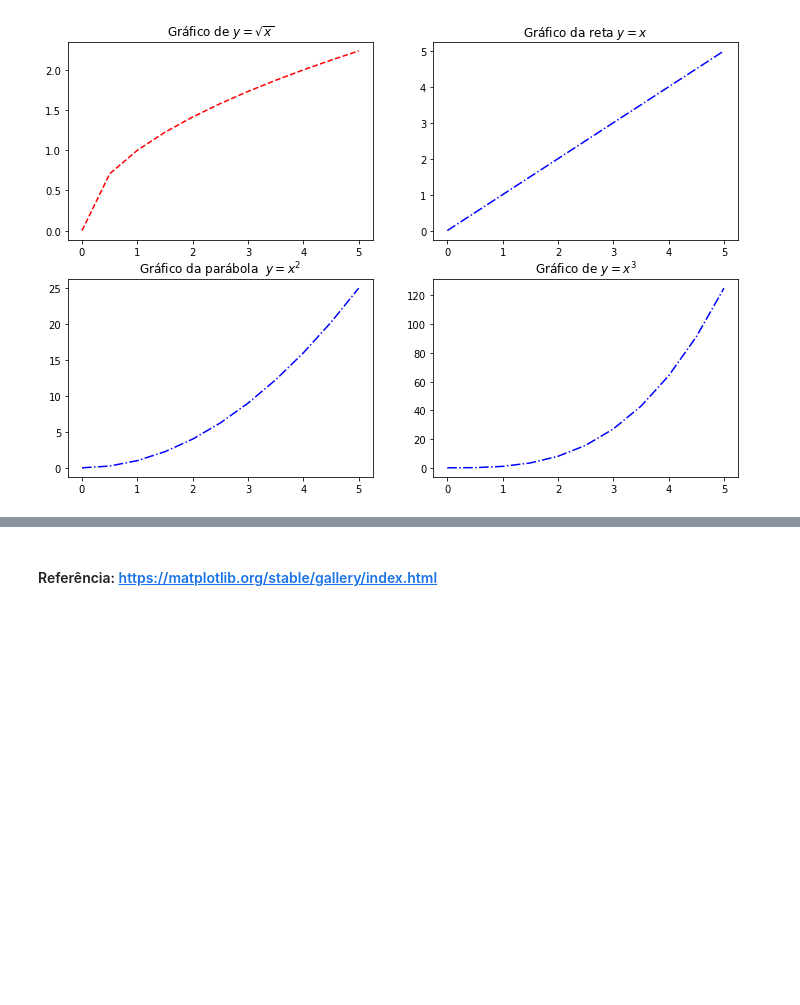
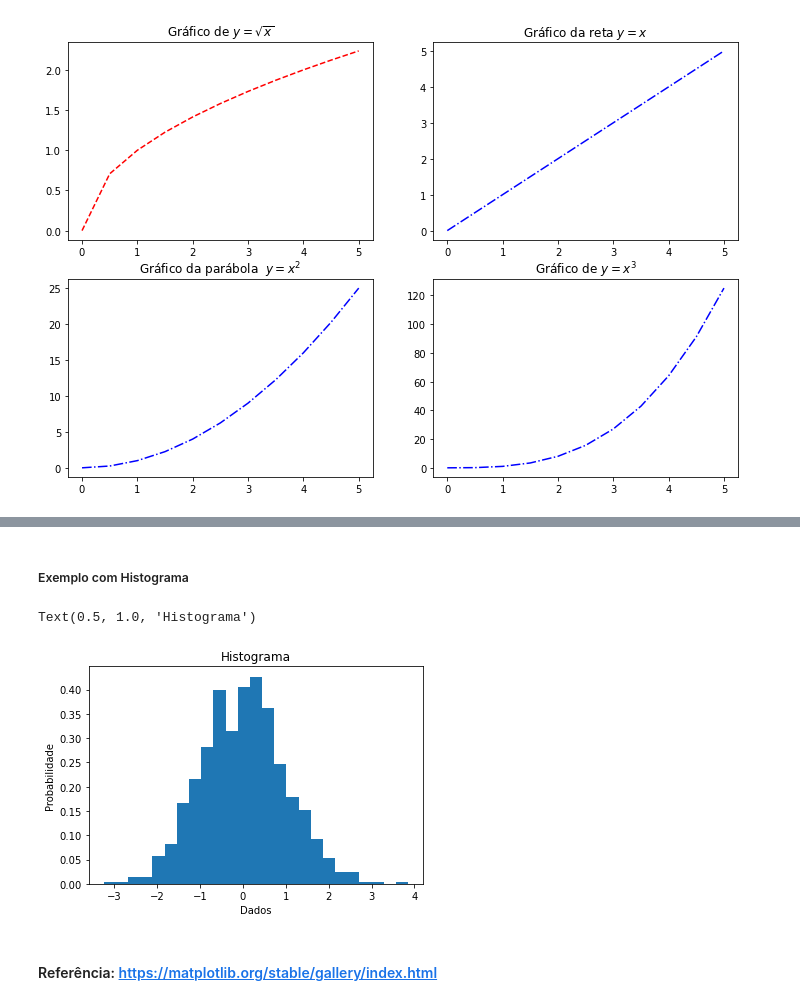
Before and after one commit to Danilosvsv/Estudos-Iniciais---Data_Science, a Jupyter notebook: Desvendando-Bibliotecas-do-Python/Matplotlib.ipynb, the cells around one changed output, grey strips where cells are left out. Cells and saved outputs as stored; diff of their text form; code cells hidden in the pictures; blank space fills up the shorter version.

```diff
--- a/Desvendando-Bibliotecas-do-Python/Matplotlib.ipynb
+++ b/Desvendando-Bibliotecas-do-Python/Matplotlib.ipynb
@@ -106,2 +147,14 @@ fig.savefig("Graficos.png")
+# %% [markdown]
+##### Exemplo com Histograma
+# %%
+np.random.seed(42)
+dados = np.random.randn(1000)
+plt.hist(dados, density=True, bins=25)  # `density=False` would make counts
+plt.ylabel('Probabilidade')
+plt.xlabel('Dados')
+plt.title("Histograma")
+# %% [output]
+Text(0.5, 1.0, 'Histograma')
+[figure, added]
 # %% [markdown]
 #### Referência: https://matplotlib.org/stable/gallery/index.html
```
Also changed, not shown: parts of 8 cells of this notebook.
